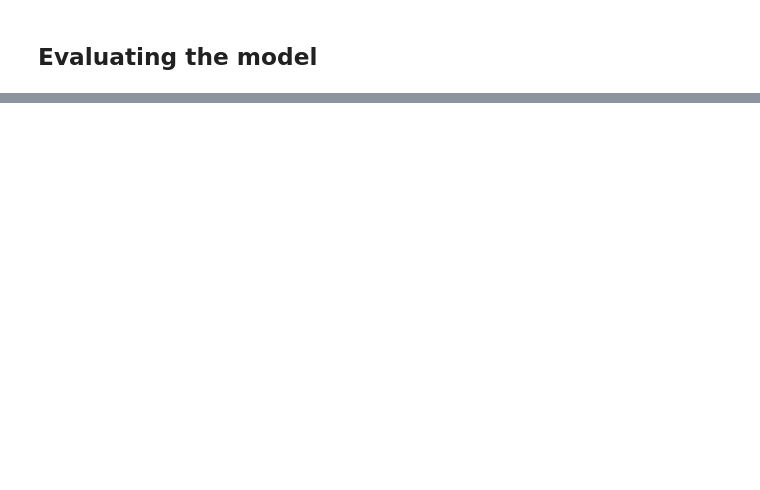
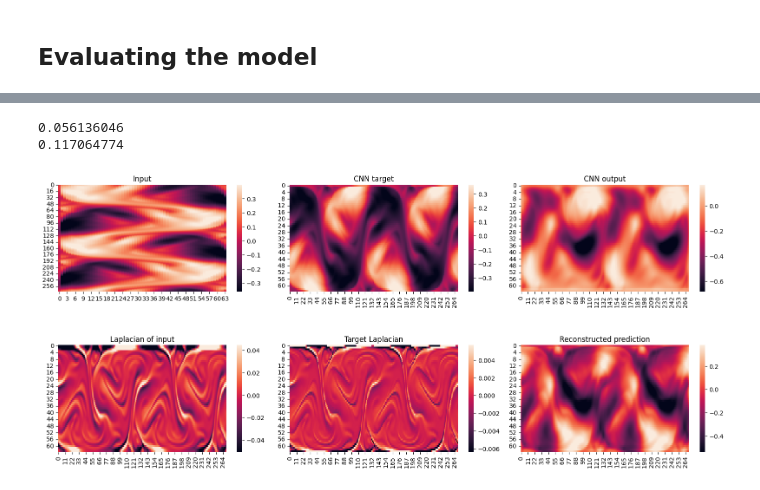
Before and after one commit to diegodelc/jax-cfd, a Jupyter notebook: notebooks/hybrid_model/training_superresolutions/diffusion_term.ipynb, the cells around one changed output, grey strips where cells are left out. Drawn from its saved outputs; the diff is of its cells as text; code cells hidden in the pictures; blank space fills up the shorter version.

```diff
--- a/notebooks/hybrid_model/training_superresolutions/diffusion_term.ipynb
+++ b/notebooks/hybrid_model/training_superresolutions/diffusion_term.ipynb
@@ -344,0 +359,40 @@ axs[3].title.set_text("v target")
+# %%
+#RESIDUALS
+val = 100
+X_u_train = X_train[val][:,:,0]
+X_v_train = X_train[val][:,:,1]
+
+Y_u_train = Y_train[val][:,:,0]
+Y_v_train = Y_train[val][:,:,1]
+
+testX = jnp.dstack([X_u_train,X_v_train])
+testY = jnp.dstack([Y_v_train,Y_v_train])
+
+testPred = loaded.forward_pass.apply(loaded.params,X_train[val])
+
+print(jnp.power(jnp.array(testPred) - jnp.array(testY), 2).mean())
+
+print(jnp.power(jnp.array(testX) - jnp.array(testY), 2).mean())
+
+fig, axs = plt.subplots(2,3, facecolor='w', edgecolor='k',figsize=(20,8))
+fig.subplots_adjust(hspace = .5, wspace=.1)
+axs = axs.ravel()
+vel = 0
+im = seaborn.heatmap(X_train[num][:,:,vel],ax = axs[0],robust=True)
+axs[0].title.set_text("Input")
+im = seaborn.heatmap((Y_train[num][:,:,vel]).T,ax = axs[1],robust=True)
+axs[1].title.set_text("CNN target")
+im = seaborn.heatmap(testPred[:,:,vel].T,ax = axs[2],robust=True)
+axs[2].title.set_text("CNN output")
+
+
+im = seaborn.heatmap(preprocessing.npLaplacian(X_train[num])[:,:,vel].T,ax = axs[3],robust=True)
+axs[3].title.set_text("Laplacian of input")
+im = seaborn.heatmap((Y_train[num][:,:,vel]+X_train[num][:,:,vel]).T,ax = axs[4],robust=True)
+axs[4].title.set_text("Target Laplacian")
+im = seaborn.heatmap((testPred[:,:,vel]+X_train[num][:,:,vel]).T,ax = axs[5],robust=True)
+axs[5].title.set_text("Reconstructed prediction")
+# %% [output]
+0.056136046
+0.117064774
+[figure, added]
```
Also changed, not shown: parts of 10 cells of this notebook, 2 other files.
